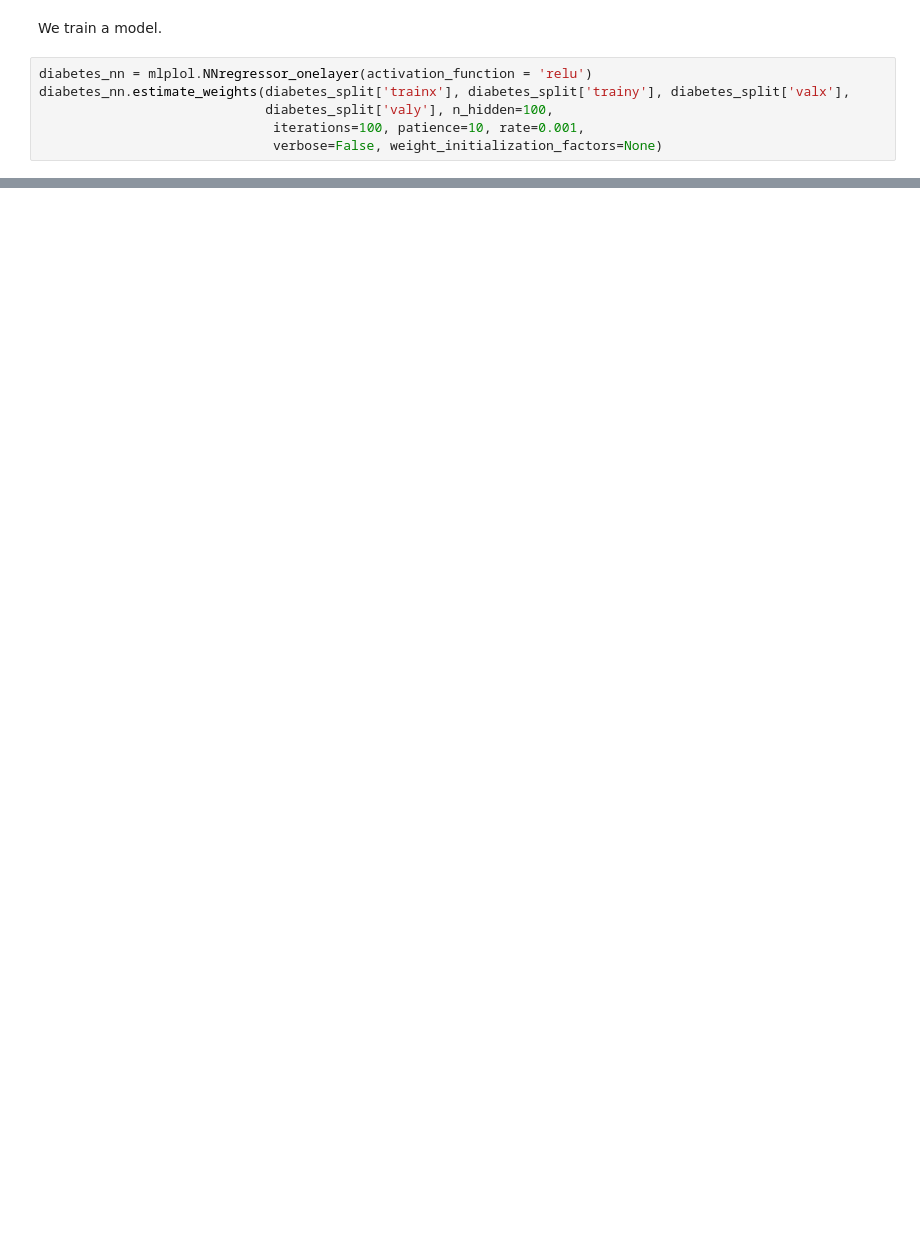
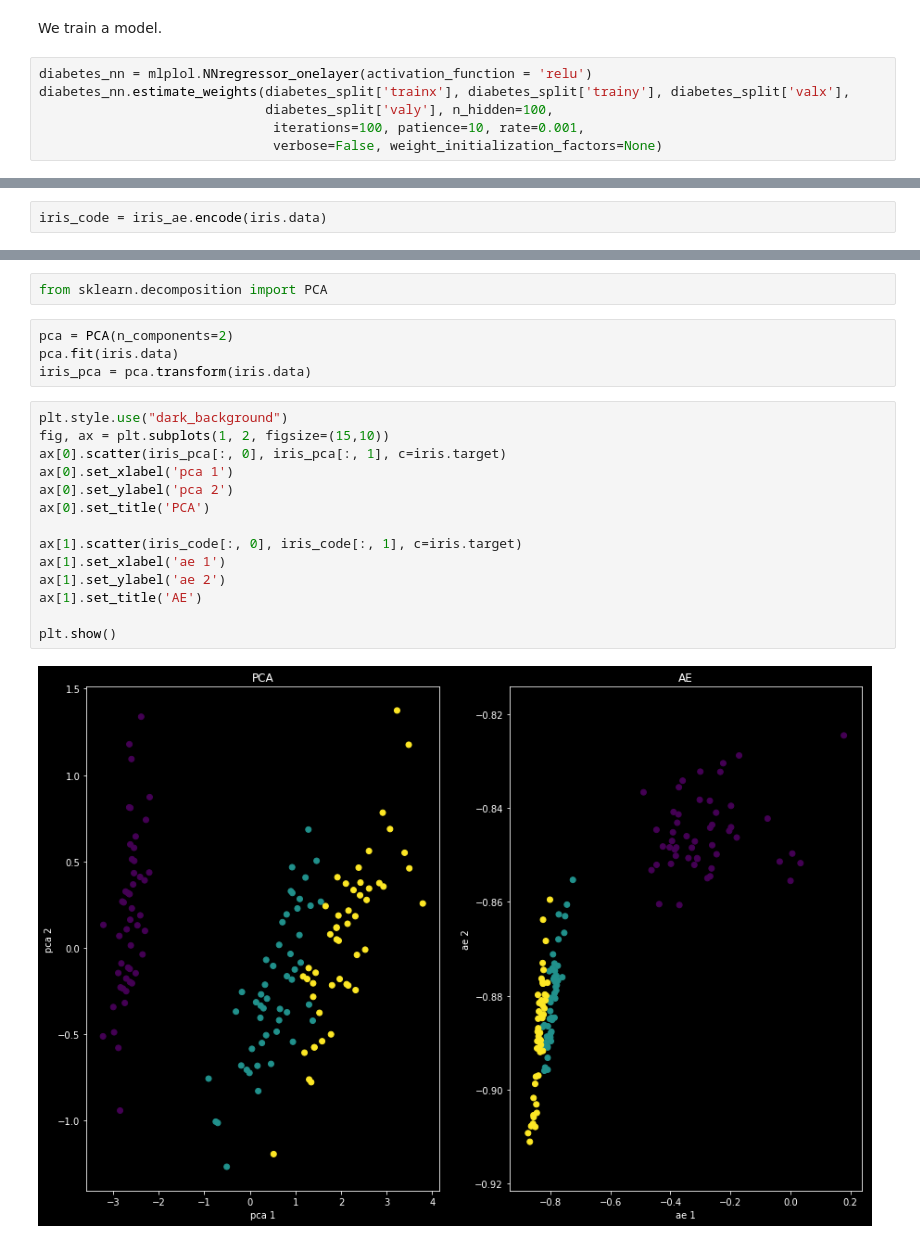
Before and after one commit to githubz0r/neuralnetwork, a Jupyter notebook: mlplol_notebook.ipynb, the cells around one changed output, grey strips where cells are left out. Drawn from its saved outputs; the diff is of its cells as text; blank space fills up the shorter version.

```diff
--- a/mlplol_notebook.ipynb
+++ b/mlplol_notebook.ipynb
@@ -84,0 +125,2 @@ plt.show()
+# %%
+iris_code = iris_ae.encode(iris.data)
@@ -84,0 +131,22 @@ plt.show()
+# %%
+from sklearn.decomposition import PCA
+# %%
+pca = PCA(n_components=2)
+pca.fit(iris.data)
+iris_pca = pca.transform(iris.data)
+# %%
+plt.style.use("dark_background")
+fig, ax = plt.subplots(1, 2, figsize=(15,10))
+ax[0].scatter(iris_pca[:, 0], iris_pca[:, 1], c=iris.target)
+ax[0].set_xlabel('pca 1')
+ax[0].set_ylabel('pca 2')
+ax[0].set_title('PCA')
+
+ax[1].scatter(iris_code[:, 0], iris_code[:, 1], c=iris.target)
+ax[1].set_xlabel('ae 1')
+ax[1].set_ylabel('ae 2')
+ax[1].set_title('AE')
+
+plt.show()
+# %% [output]
+[figure, added]
```
Also changed, not shown: parts of 15 cells of this notebook, 4 other files.
